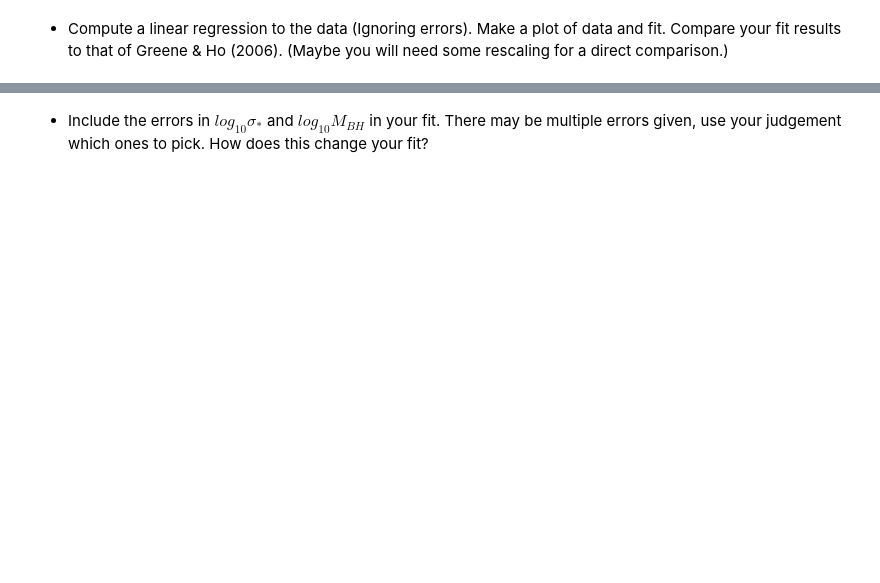
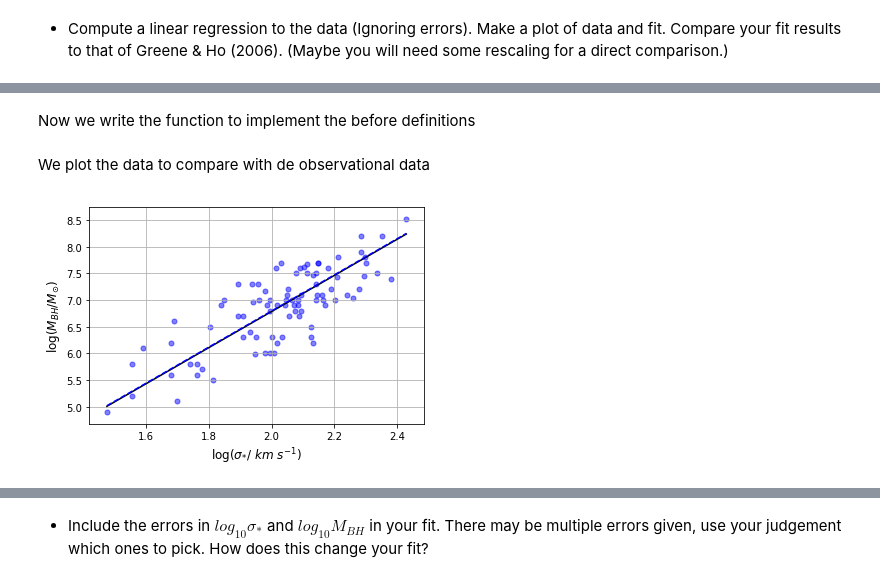
Before and after one commit to jomen93/Computational_Astrophysics, a Jupyter notebook: Exercise_5/Exercise_5.ipynb, the cells around one changed output, grey strips where cells are left out. Drawn from its saved outputs; the diff is of its cells as text; code cells hidden in the pictures; blank space fills up the shorter version.

```diff
--- a/Exercise_5/Exercise_5.ipynb
+++ b/Exercise_5/Exercise_5.ipynb
@@ -133,0 +71,30 @@ Table masked=True length=88
+# %% [markdown]
+Now we write the function to implement the before definitions
+# %%
+x = np.array(np.log10(data["sigma*"]))
+σx = np.array(np.log10(data["e_sigma*"]))
+y = np.array(data["logM"])
+σ1 = np.array(data["E_logM"])
+σ2 = np.array(data["e_logM"])
+
+def linear(x,y,σ):
+    S = 1/sum(σ**2)
+    X = sum(x/(σ**2)); Y = sum(y/(σ**2))
+    X2 = sum((x**2)/(σ**2)); XY = sum(x*y/(σ**2))
+    a1 = (Y*X2 - X*XY)/(S*X2 - X**2); a2 = (S*XY - Y*X)/(S*X2 - X**2)
+    σa1 = np.sqrt(X2/np.abs(S*X2 - X**2))
+    σa2 = np.sqrt(S/np.abs(S*X2 - X**2))
+    return a1,a2,σa1,σa2
+# %% [markdown]
+We plot the data to compare with de observational data
+# %%
+xp = np.linspace(np.min(x),np.max(x),500)
+a1,b1,σa1,σb1 = linear(x,y,σ2)
+plt.plot(xp ,a1 + (b1)*xp,"k-")
+plt.plot(xp ,a1+(σa1) + (b1+σb1)*xp,"b--")
+plt.scatter(x,y, c = "blue",alpha = 0.5,s = 25)
+plt.xlabel('$\log(\sigma_{*}/\ km\ s^{-1})$',fontsize= "12")
+plt.ylabel('$\log(M_{BH}/M_{\odot})$',fontsize= "12")
+plt.grid(True)
+# %% [output]
+[figure, added]
```
Also changed, not shown: parts of 16 cells of this notebook, 1 other file.
